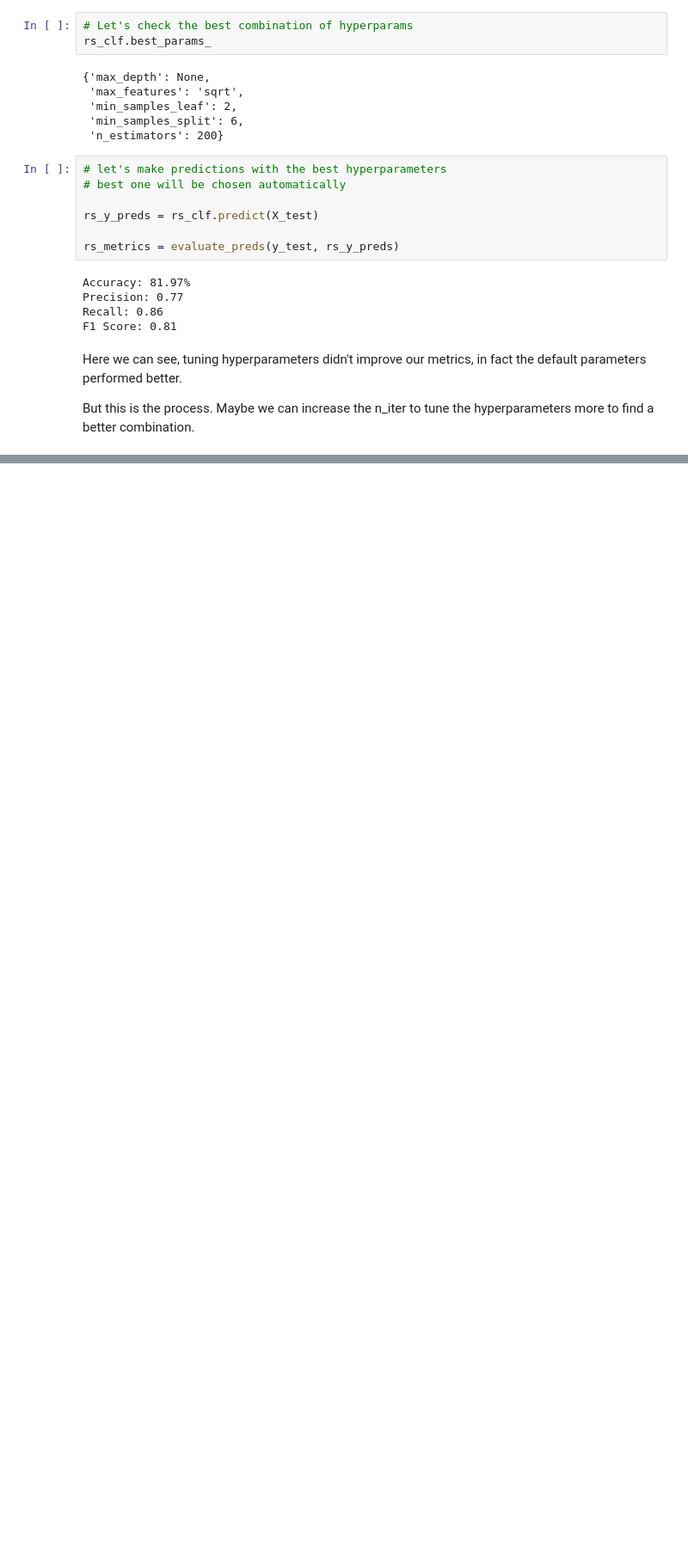
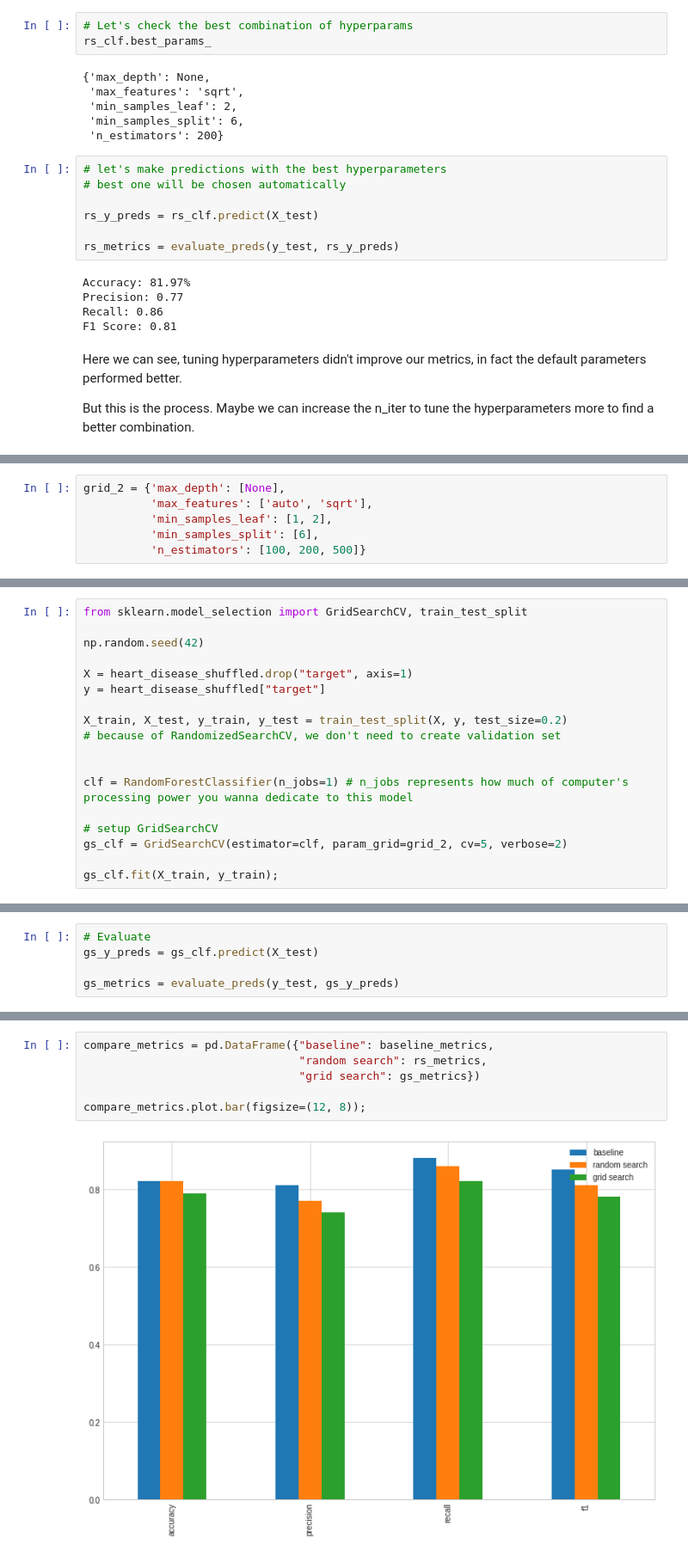
Before and after one commit to Naimul-Islam-Siam/Practice, a Jupyter notebook: ML/Scikit-learn/scikit_learn_cheatsheet.ipynb, the cells around one changed output, grey strips where cells are left out. Shown at 86% size. Saved outputs shown, nothing was run; the diff lists cells and outputs as text; blank space fills up the shorter version.

Commit message:
Tuning HP: GridSearchCV

```diff
--- a/ML/Scikit-learn/scikit_learn_cheatsheet.ipynb
+++ b/ML/Scikit-learn/scikit_learn_cheatsheet.ipynb
@@ -1327,0 +1345,6 @@ But this is the process. Maybe we can increase the n_iter to tune the hyperparam
+# %%
+grid_2 = {'max_depth': [None],
+          'max_features': ['auto', 'sqrt'],
+          'min_samples_leaf': [1, 2],
+          'min_samples_split': [6],
+          'n_estimators': [100, 200, 500]}
@@ -1327,0 +1353,18 @@ But this is the process. Maybe we can increase the n_iter to tune the hyperparam
+# %%
+from sklearn.model_selection import GridSearchCV, train_test_split
+
+np.random.seed(42)
+
+X = heart_disease_shuffled.drop("target", axis=1)
+y = heart_disease_shuffled["target"]
+
+X_train, X_test, y_train, y_test = train_test_split(X, y, test_size=0.2)
+# because of RandomizedSearchCV, we don't need to create validation set
+
+
+clf = RandomForestClassifier(n_jobs=1) # n_jobs represents how much of computer's processing power you wanna dedicate to this model
+
+# setup GridSearchCV
+gs_clf = GridSearchCV(estimator=clf, param_grid=grid_2, cv=5, verbose=2)
+
+gs_clf.fit(X_train, y_train);
@@ -1327,0 +1379,5 @@ But this is the process. Maybe we can increase the n_iter to tune the hyperparam
+# %%
+# Evaluate
+gs_y_preds = gs_clf.predict(X_test)
+
+gs_metrics = evaluate_preds(y_test, gs_y_preds)
@@ -1327,0 +1391,8 @@ But this is the process. Maybe we can increase the n_iter to tune the hyperparam
+# %%
+compare_metrics = pd.DataFrame({"baseline": baseline_metrics,
+                                "random search": rs_metrics,
+                                "grid search": gs_metrics})
+
+compare_metrics.plot.bar(figsize=(12, 8));
+# %% [output]
+[figure, added]
```
Also changed, not shown: parts of 17 cells of this notebook.
